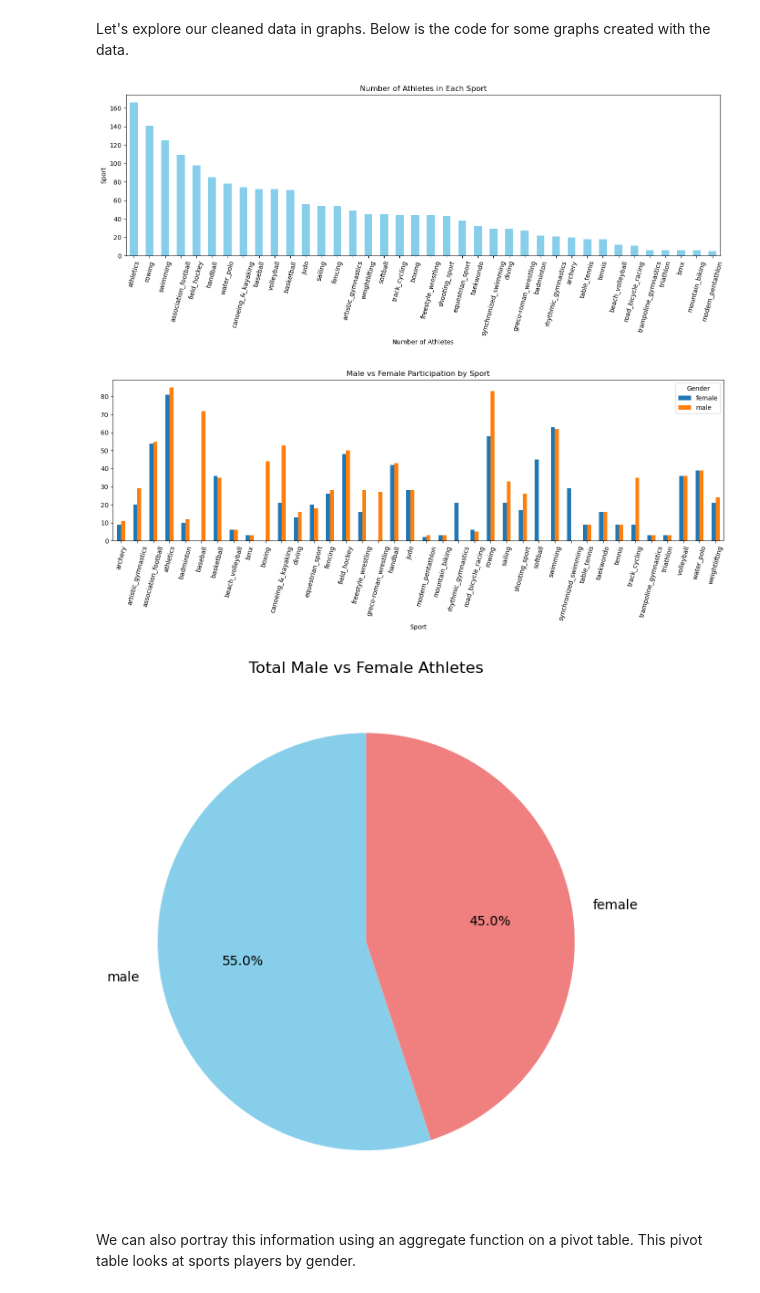
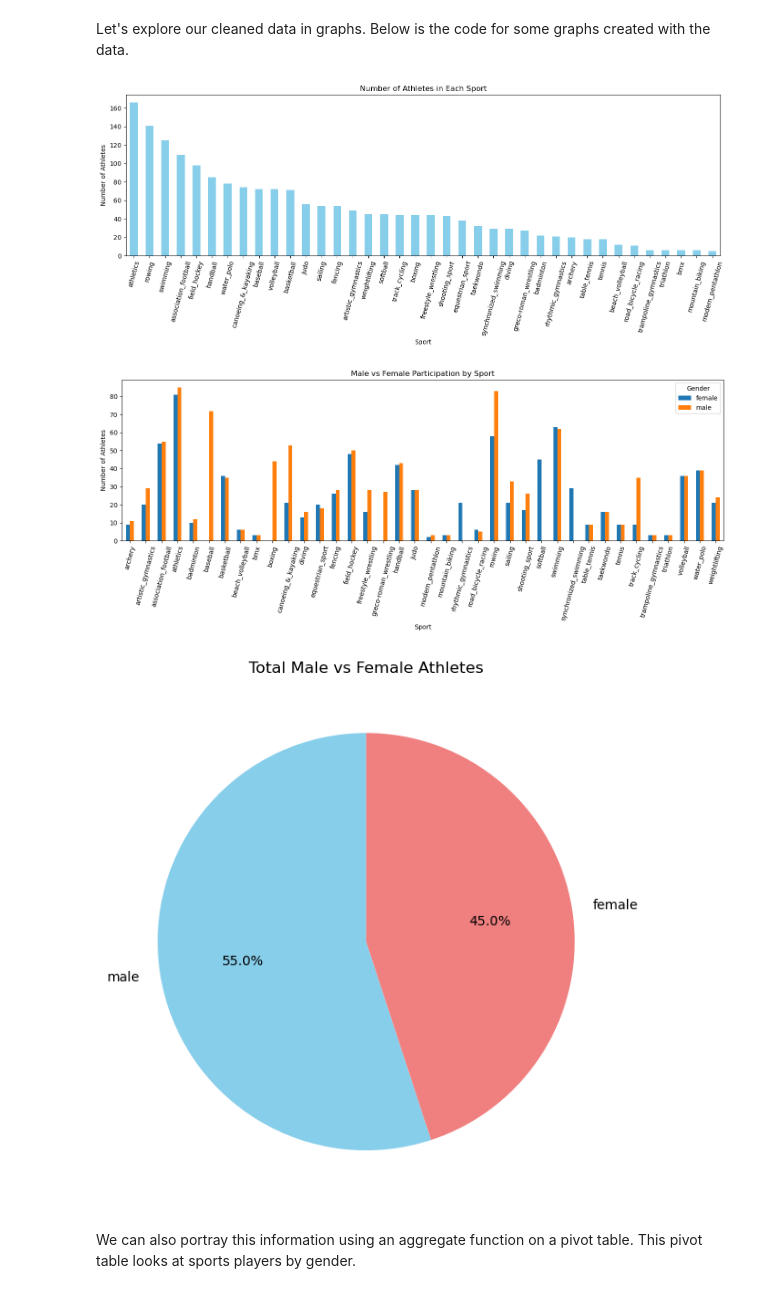
Before and after one commit to rburkman777/TidyDataProject, a Jupyter notebook: Tidydataproject/notes3.ipynb, the cells around one changed output. Cells and saved outputs as stored; diff of their text form; code cells hidden in the pictures.

Commit message:
fixed graphs

```diff
--- a/Tidydataproject/notes3.ipynb
+++ b/Tidydataproject/notes3.ipynb
@@ -92,8 +92,8 @@ sport_counts.plot(kind='bar', color='skyblue')
 
 # We give our graph a title and axis labels.
 plt.title('Number of Athletes in Each Sport')
-plt.xlabel('Number of Athletes')
-plt.ylabel('Sport')
+plt.xlabel('Sport')
+plt.ylabel('Number of Athletes')
 
 # We rotate the labels of the x-axis to make them clearer.
 plt.xticks(rotation=75)
@@ -105,35 +105,37 @@ plt.show()
 gender_counts = df_melted['Gender'].value_counts()
 
 # Here, we write code to include two variables on the graph using the 'groupby' function
 gender_sport_counts = df_melted.groupby(['Sport', 'Gender']).size().unstack(fill_value=0)
 
 # Here is the code to produce the graph.
 gender_sport_counts.plot(kind='bar', figsize=(14, 6))
 plt.title('Male vs Female Participation by Sport')
+plt.xlabel('Sport')
+plt.ylabel('Number of Athletes')
 plt.xticks(rotation=75)
 plt.tight_layout()
 plt.show()
 
 # We can use figsize to adjust the size.
 plt.figure(figsize=(6, 6))
 
 # If we want to look at the breakdown of athletes at the Olympics by gender across all divisions, we can make a pie chart using the following code.
 gender_counts.plot(
     kind='pie',
     autopct='%1.1f%%',   # this show percentages
     startangle=90,       # we rorate for a better layout
     colors=['skyblue', 'lightcoral']
 )
 
 #we add a plot title and labels
 plt.title('Total Male vs Female Athletes')
 plt.ylabel('')
 
 plt.tight_layout()
 plt.show()
 # %% [output]
-[figure, old version]
+[figure, new version]
-[figure, old version]
+[figure, new version]
 [figure]
 # %% [markdown]
 We can also portray this information using an aggregate function on a pivot table. This pivot table looks at sports players by gender.
```
